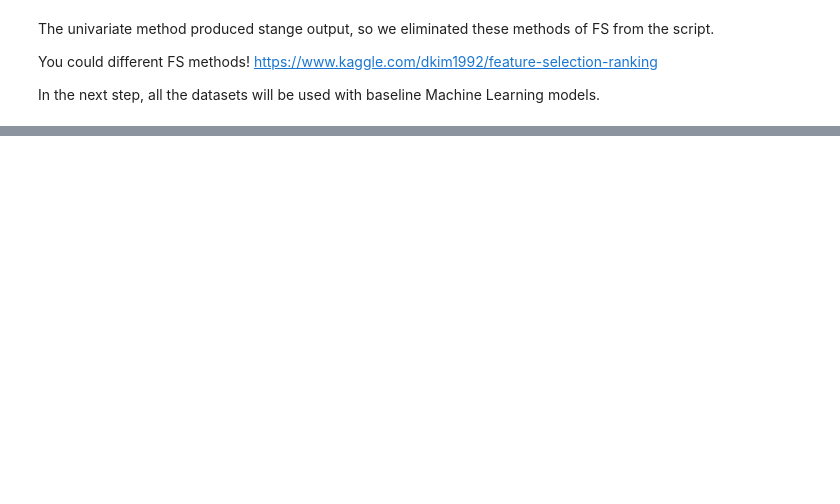
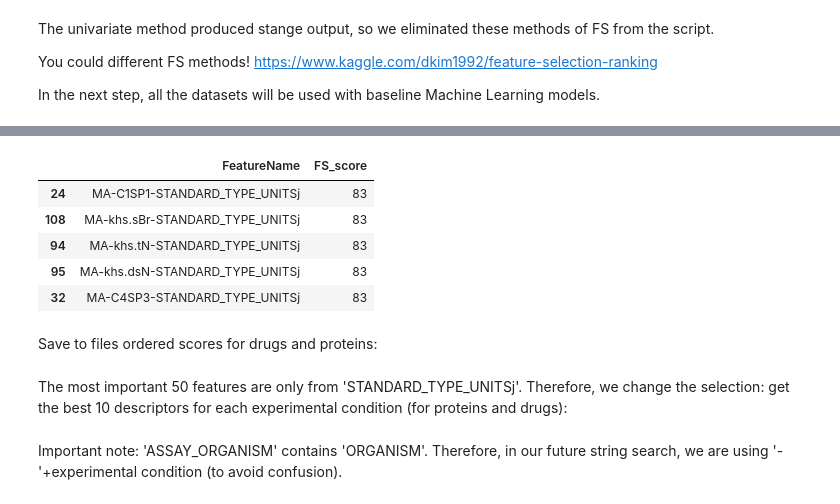
Before and after one commit to kennethriva/Machine-Learning-for-drugs-cytokines, a Jupyter notebook: 3-Create-Datasets.ipynb, the cells around one changed output, grey strips where cells are left out. Saved outputs shown, nothing was run; the diff lists cells and outputs as text; code cells hidden in the pictures; blank space fills up the shorter version.

```diff
--- a/3-Create-Datasets.ipynb
+++ b/3-Create-Datasets.ipynb
@@ -471,0 +484,11 @@ In the next step, all the datasets will be used with baseline Machine Learning m
+# %%
+df_drug_scores_sorted.head()
+# %% [output]
+|  | FeatureName | FS_score |
+| 24 | MA-C1SP1-STANDARD_TYPE_UNITSj | 83 |
+| 108 | MA-khs.sBr-STANDARD_TYPE_UNITSj | 83 |
+| 94 | MA-khs.tN-STANDARD_TYPE_UNITSj | 83 |
+| 95 | MA-khs.dsN-STANDARD_TYPE_UNITSj | 83 |
+| 32 | MA-C4SP3-STANDARD_TYPE_UNITSj | 83 |
+# %% [markdown]
+Save to files ordered scores for drugs and proteins:
@@ -471,0 +498,2 @@ In the next step, all the datasets will be used with baseline Machine Learning m
+# %% [markdown]
+The most important 50 features are only from 'STANDARD_TYPE_UNITSj'. Therefore, we change the selection: get the best 10 descriptors for each experimental condition (for proteins and drugs):
@@ -471,0 +504,2 @@ In the next step, all the datasets will be used with baseline Machine Learning m
+# %% [markdown]
+Important note: 'ASSAY_ORGANISM' contains 'ORGANISM'. Therefore, in our future string search, we are using '-'+experimental condition (to avoid confusion).
```
Also changed, not shown: parts of 25 cells of this notebook, 53 other files.
